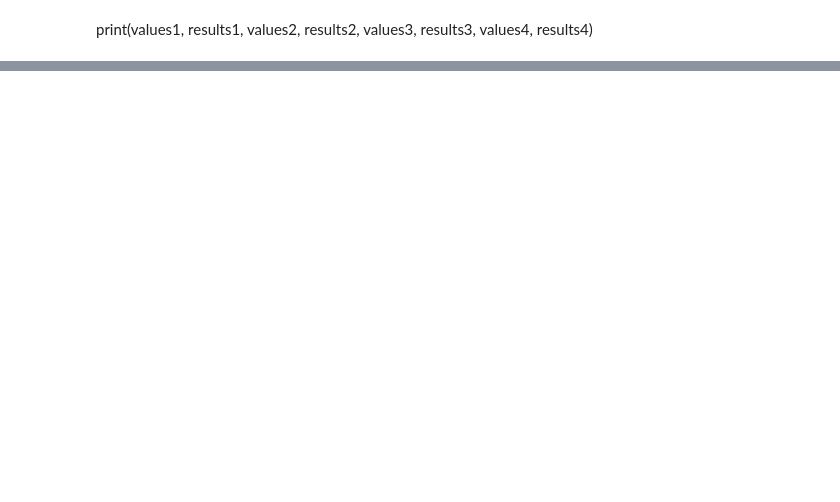
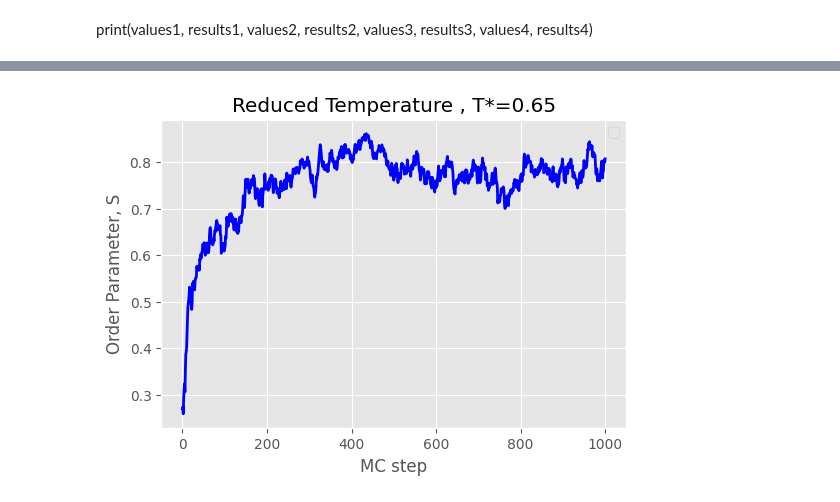
Before and after one commit to mcodcatyu/software_project1, a Jupyter notebook: complete/run_plotting.ipynb, the cells around one changed output, grey strips where cells are left out. Drawn from its saved outputs; the diff is of its cells as text; code cells hidden in the pictures; blank space fills up the shorter version.

```diff
--- a/complete/run_plotting.ipynb
+++ b/complete/run_plotting.ipynb
@@ -175,11 +177,13 @@ plt.show()
 # %%
 fig, ax = plt.subplots(figsize = (6, 4))
 x_data = np.arange(0, len(energy))
-plt.plot(x_data, order, linestyle ='-', linewidth = 2)
+plt.plot(x_data, order, linestyle ='-', linewidth = 2, color='blue')
 #plt.plot(values2, results2,  label = 'without vectorization', marker = 'o', linestyle ='-')
 #plt.title('vectorization vs original')
 plt.xlabel('MC step')
 plt.ylabel('Order Parameter, S')
 plt.title(f'Reduced Temperature , T*={temp}')
 plt.legend()
 plt.show()
+# %% [output]
+[figure, added]
```
Also changed, not shown: parts of 7 cells of this notebook, 4 other files.
